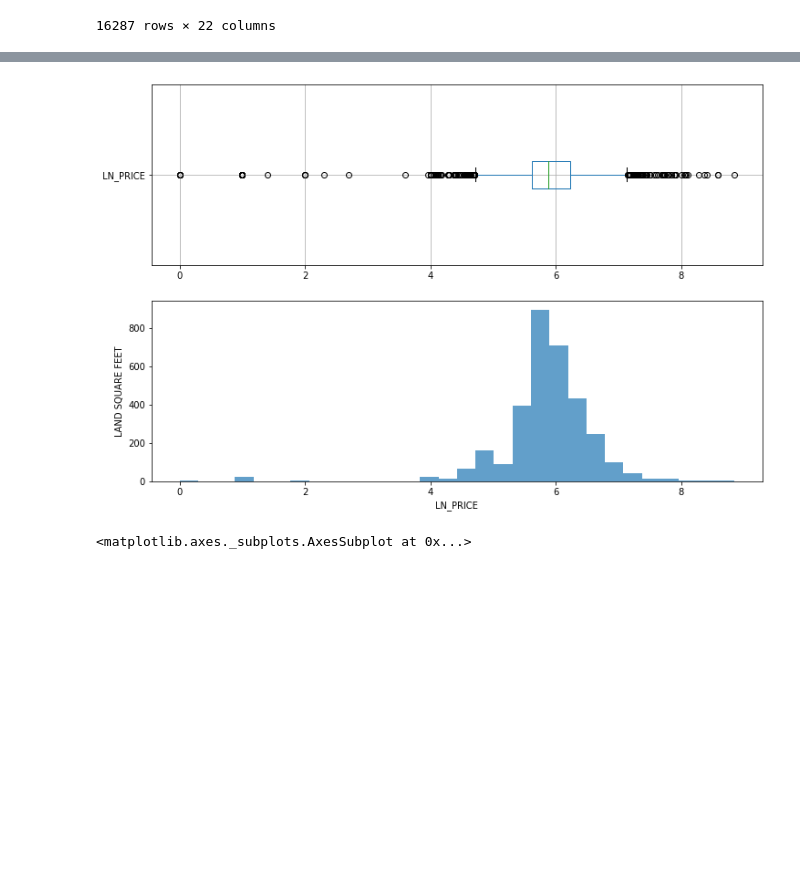
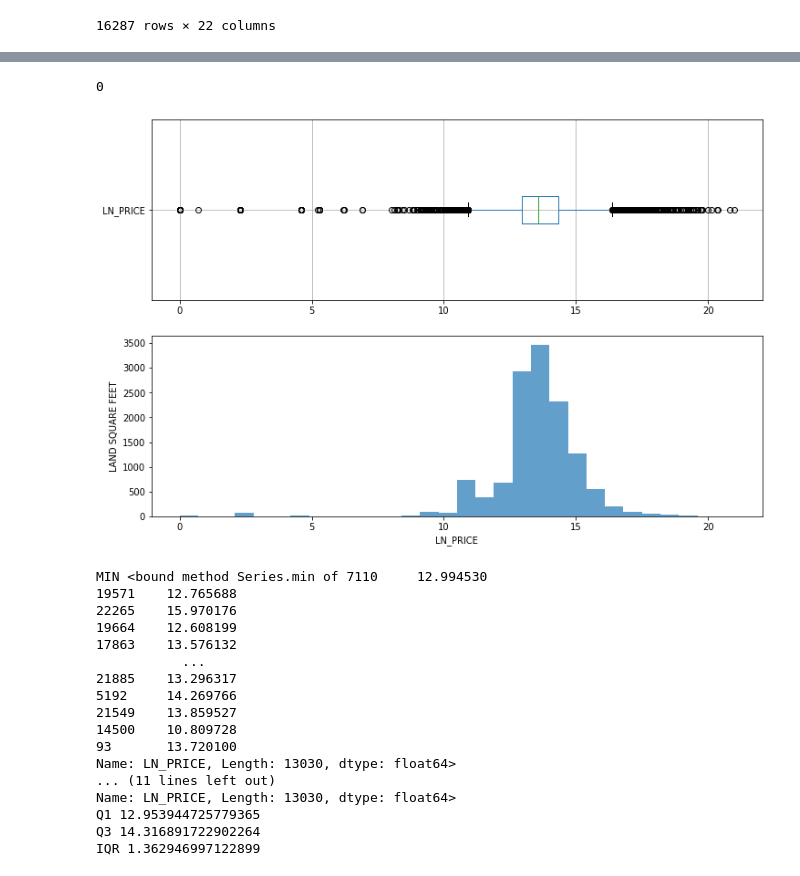
Before and after one commit to Zaederx/BigData-Assignment1, a Jupyter notebook: Assignment1.ipynb, the cells around one changed output, grey strips where cells are left out. Saved outputs shown, nothing was run; the diff lists cells and outputs as text; code cells hidden in the pictures; blank space fills up the shorter version.

```diff
--- a/Assignment1.ipynb
+++ b/Assignment1.ipynb
@@ -74,6 +86,7 @@ file loaded
 # %%
 # Data Cleaning
 df = df.replace(' ', np.NaN)
+df = df.replace('',np.NaN)
 df['YEAR BUILT'] = df['YEAR BUILT'].replace('0', np.NaN)
 del df['EASE-MENT']#because it is empty
 
@@ -180,7 +202,8 @@ df
 # prices = df['SALE PRICE'].(dtype=object)
 # prices = np.asarray(df['SALE PRICE'])
 
-#CONVERT SALE PRICE TO NUMERIC INSTEAD OF OBJECT
+#CONVERT SALE PRICE TO NUMERIC INSTEAD OF OBJECT - SAVE AS "SALE_PRICE"
+#To fix parsing error - ValueError: Unable to parse string "$360,000" at position 0
 price_copy = df['SALE PRICE'];
 print('price_copy\n',price_copy)
 str_prices = price_copy.replace('[\$]','', regex=True)
@@ -189,13 +212,13 @@ str_prices = str_prices.replace(',','', regex = True)
 print('\nremove ","\n',str_prices)
 str_prices = str_prices.replace(regex=r'\b0\b', value=np.NaN)
 print('\nremove "0"\n',str_prices)
-num_prices = pd.to_numeric(str_prices) #To fix parsing error - ValueError: Unable to parse string "$360,000" at position 0
+num_prices = pd.to_numeric(str_prices)
 print('\nprice to numeric\n',num_prices)
-# df.loc['SALE PRICE'] = df['SALE PRICE'].replace('$0', np.NaN)
 df = df.assign(SALE_PRICE=num_prices)
 
 
-ln_prices = np.log10(num_prices)
+# Create log scaled version of SALE_PRICE
+ln_prices = np.log(num_prices)
 df = df.assign(LN_PRICE=ln_prices)
 df = df.dropna()
 print('\nprice after dropna\n', df['SALE PRICE'])
@@ -261,13 +284,14 @@ df
 | 27386 | 1 | WASHINGTON HEIGHTS UPPER | 29 COMMERCIAL GARAGES | 4 | 2246 | 43 | ... |
 16287 rows × 22 columns
 # %%
+# Separate Data Into Training data(80%) and Testing Data(20%)
 from sklearn.utils import shuffle
 twenty_percent = round(16287*20/100)
 print('twenty_percent=', twenty_percent,'test cells')
-data_cells = 16287 - twenty_percent
-print('data_cells=',data_cells)
-df = shuffle(df)
-train_data = df[:twenty_percent]
-test_data = df[twenty_percent:]
+train_data_cells = 16287 - twenty_percent
+print('train_cells= 1 to',train_data_cells)
+df = shuffle(df.dropna())#must use dropna or else won't work
+train_data = df[:train_data_cells]
+test_data = df[train_data_cells+1:]
 # %% [output]
 twenty_percent= 3257 test cells
@@ -314,25 +352,58 @@ train_data.groupby('NEIGHBORHOOD').mean()
+# %%
+#checking for missing values
+pd.isnull(train_data).values.sum()
+# %% [output]
+0
 # %%
+
 def plotstats(data, col, y_label):
 #     setting size of figure
     fig = plt.figure(1)
     fig.set_size_inches(12,8)
 
-#     box plot
+#   box plot - note by default pandas boxplot whiskers are Q1 and Q3...
+#   not max and min values
     plt.subplot(2,1,1)
-    data.boxplot(col, vert=False)
+    data.dropna().boxplot(col,vert=False)
 
     ## The historgram
     plt.subplot(2,1,2)
     temp = data[col].values
     plt.hist(temp, bins = 30, alpha = 0.7)
     plt.ylabel(y_label)
     plt.xlabel(col)
     plt.show()
+    min_val = data['LN_PRICE'].min
+    max_val = data['LN_PRICE'].max
+    Q1 = data['LN_PRICE'].quantile(0.25)
+    Q3 = data['LN_PRICE'].quantile(0.75)
+    IQR = Q3 - Q1
+    print('MIN', min_val)
+    print('MAX', max_val)
+    print('Q1',Q1)#first whisker value
+    print('Q3',Q3)#second whisker value
+    print('IQR', IQR)
 
 plotstats(train_data,'LN_PRICE', 'LAND SQUARE FEET')
+
+
+# seems to give a fairly normal distribution with some outliers.
 # %% [output]
-[figure, old version]
+[figure, new version]
+MIN <bound method Series.min of 7110     12.994530
+19571    12.765688
+22265    15.970176
+19664    12.608199
+17863    13.576132
+           ...
+21885    13.296317
+5192     14.269766
+21549    13.859527
+14500    10.809728
+93       13.720100
+Name: LN_PRICE, Length: 13030, dtype: float64>
+... (11 lines left out)
+Name: LN_PRICE, Length: 13030, dtype: float64>
+Q1 12.953944725779365
+Q3 14.316891722902264
+IQR 1.362946997122899
-# %%
-pd.crosstab(train_data['LAND SQUARE FEET'],train_data['SALE_PRICE']).plot(kind='hist')
-# %% [output]
-<matplotlib.axes._subplots.AxesSubplot at 0x...>
```
Also changed, not shown: parts of 16 cells of this notebook.
